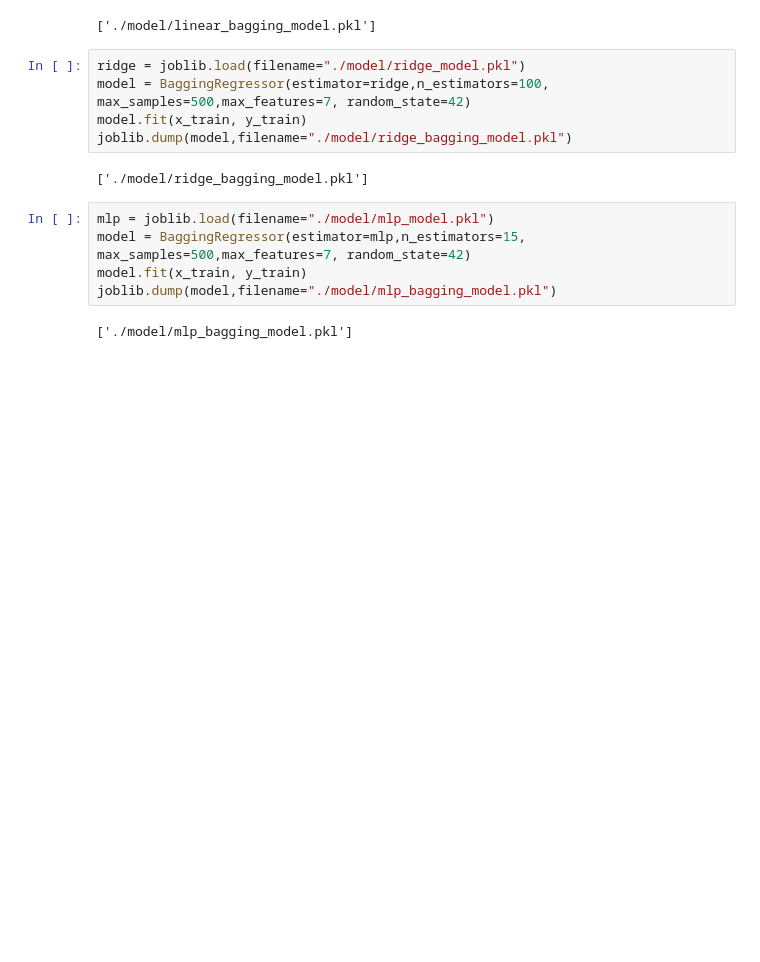
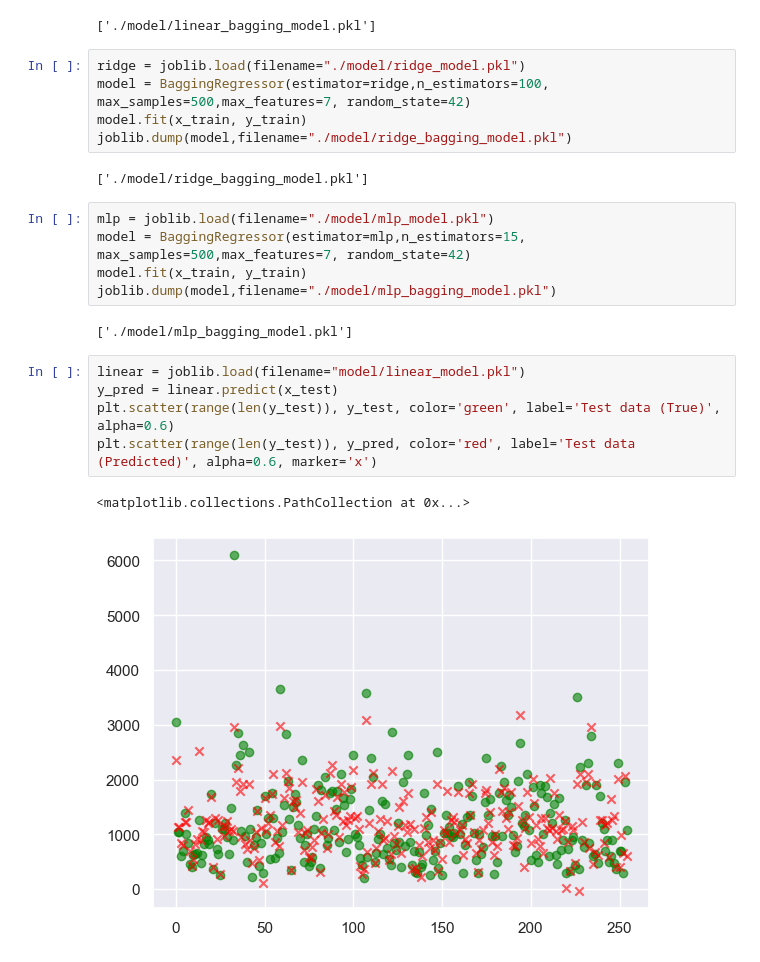
Before and after one commit to lyduybach2612/laptop_price_prediction, a Jupyter notebook: train_model.ipynb, the cells around one changed output. Drawn from its saved outputs; the diff is of its cells as text; blank space fills up the shorter version.

```diff
--- a/train_model.ipynb
+++ b/train_model.ipynb
@@ -210,3 +197,11 @@ model.fit(x_train, y_train)
 joblib.dump(model,filename="./model/mlp_bagging_model.pkl")
 # %% [output]
 ['./model/mlp_bagging_model.pkl']
+# %%
+linear = joblib.load(filename="model/linear_model.pkl")
+y_pred = linear.predict(x_test)
+plt.scatter(range(len(y_test)), y_test, color='green', label='Test data (True)', alpha=0.6)
+plt.scatter(range(len(y_test)), y_pred, color='red', label='Test data (Predicted)', alpha=0.6, marker='x')
+# %% [output]
+<matplotlib.collections.PathCollection at 0x...>
+[figure, added]
```
Also changed, not shown: parts of 24 cells of this notebook, 6 other files.
